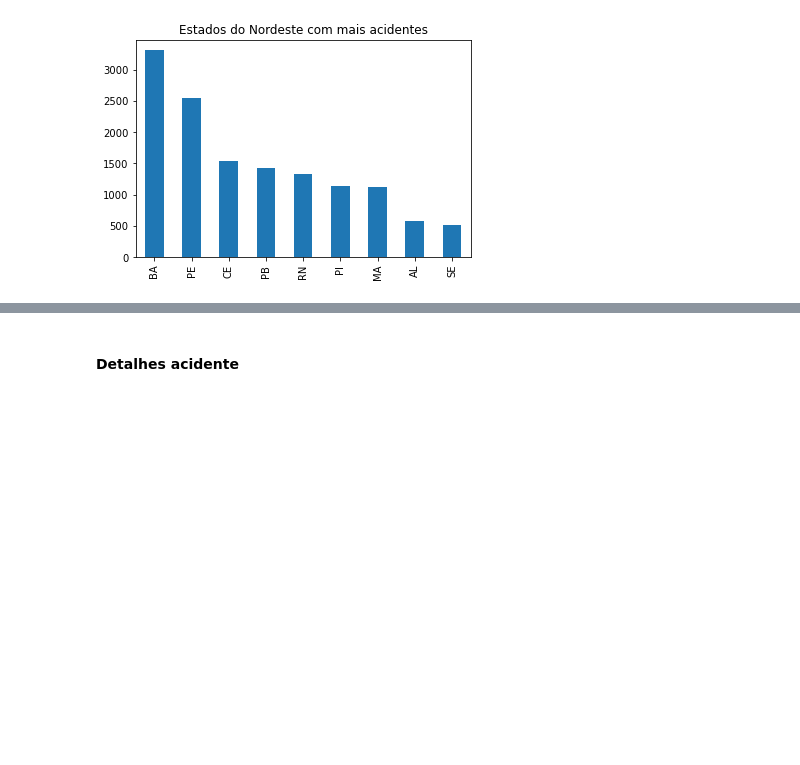
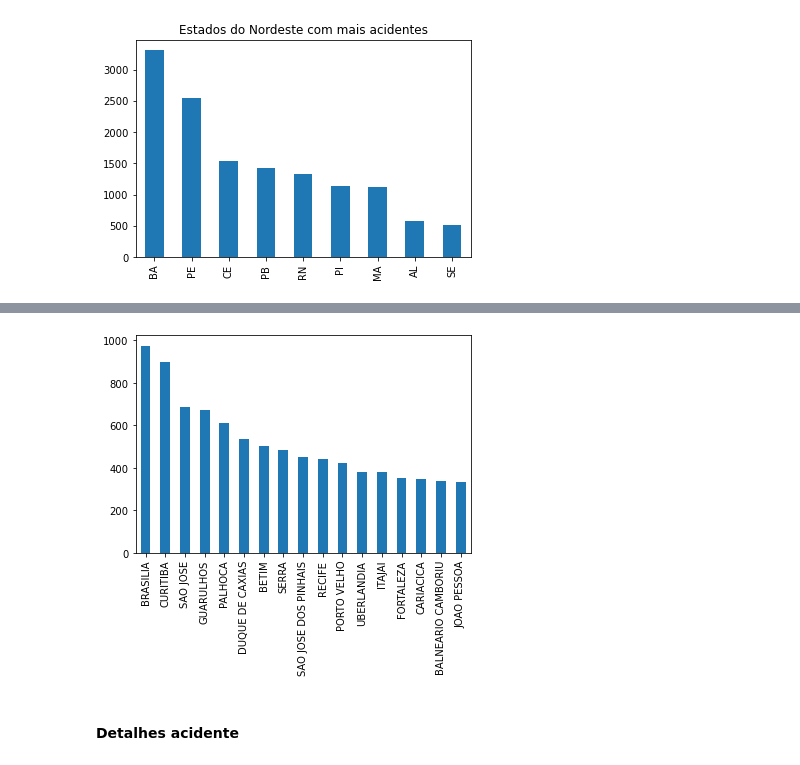
Before and after one commit to Hermano-Neto/Fabrica-de-Sofware, a Jupyter notebook: PROJETO-DATATRAN-2021/Acidentes.ipynb, the cells around one changed output, grey strips where cells are left out. Saved outputs shown, nothing was run; the diff lists cells and outputs as text; code cells hidden in the pictures; blank space fills up the shorter version.

```diff
--- a/PROJETO-DATATRAN-2021/Acidentes.ipynb
+++ b/PROJETO-DATATRAN-2021/Acidentes.ipynb
@@ -308,3 +362,7 @@ Series_UF[Nordeste].sort_values(ascending = False).plot.bar(title = tit_NORD);
+# %%
+Series_Municipio.iloc[0:17].plot.bar();
+# %% [output]
+[figure, added]
 # %% [markdown]
 #### Detalhes acidente
 # %%
```
Also changed, not shown: parts of 15 cells of this notebook.
